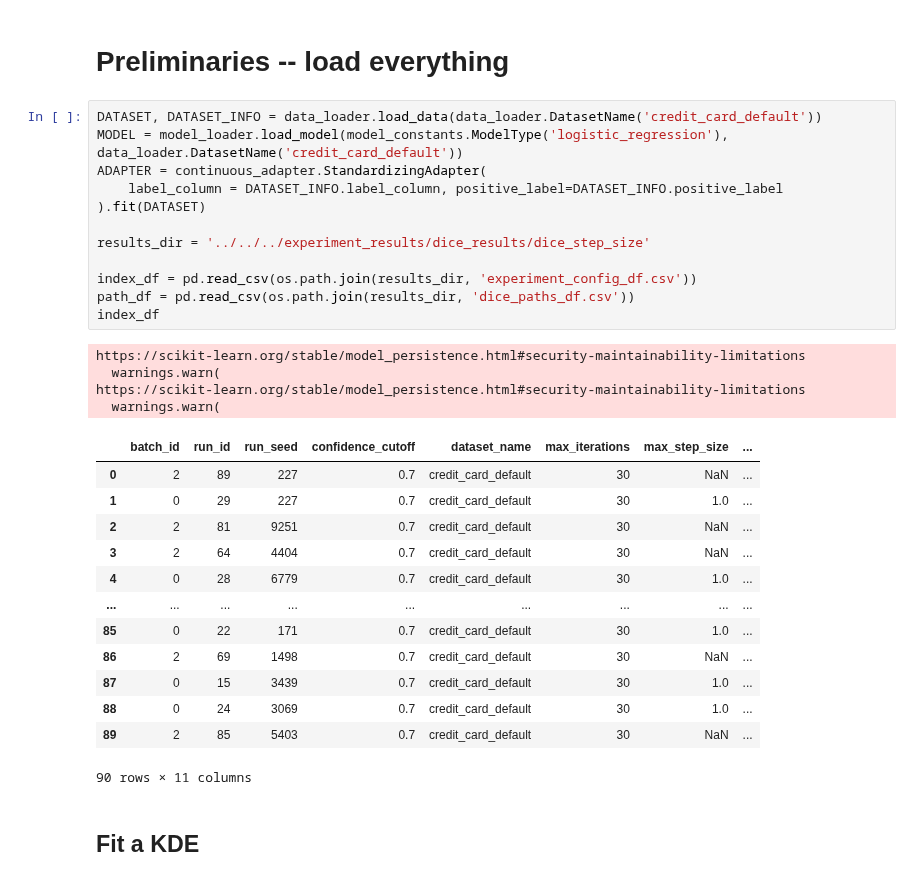
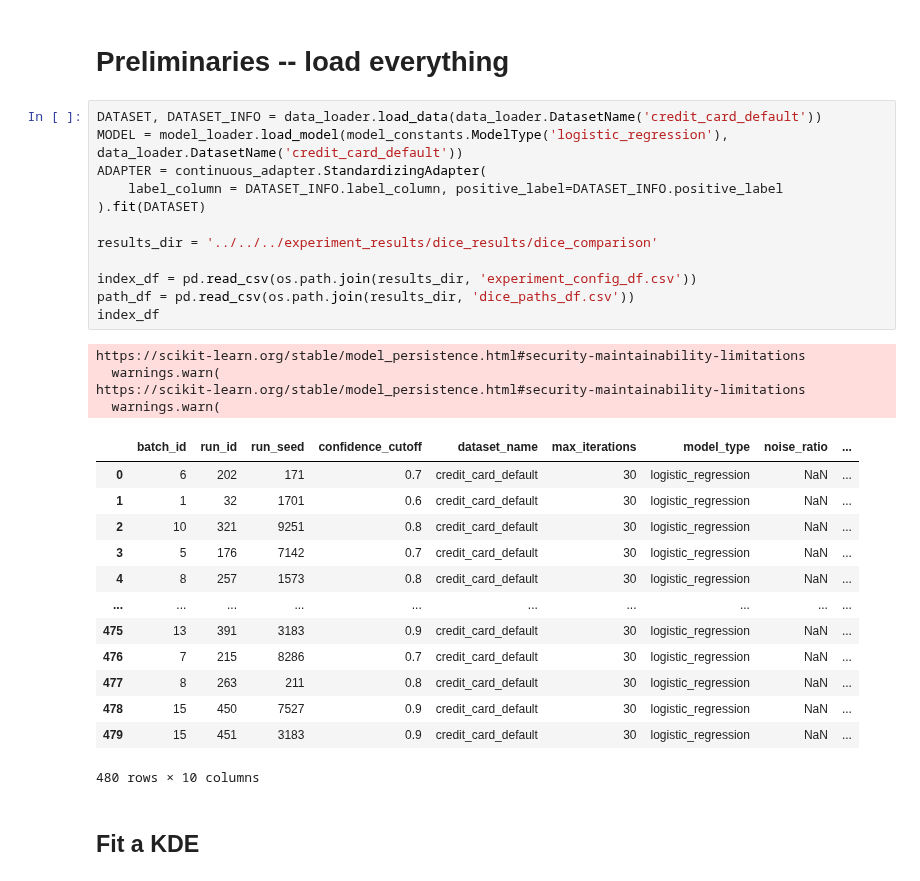
Before and after one commit to jakeval/MRMC, a Jupyter notebook: experiment_analysis/dice_results/dice_comparison/analyze_results.ipynb, the cells around one changed output. Cells and saved outputs as stored; diff of their text form.

Commit message:
Added experiment analysis files and experiment config files

```diff
--- a/experiment_analysis/dice_results/dice_step_size/analyze_results.ipynb
+++ b/experiment_analysis/dice_results/dice_comparison/analyze_results.ipynb
@@ -24,33 +24,33 @@ from data.adapters import continuous_adapter
 # %%
 DATASET, DATASET_INFO = data_loader.load_data(data_loader.DatasetName('credit_card_default'))
 MODEL = model_loader.load_model(model_constants.ModelType('logistic_regression'), data_loader.DatasetName('credit_card_default'))
 ADAPTER = continuous_adapter.StandardizingAdapter(
     label_column = DATASET_INFO.label_column, positive_label=DATASET_INFO.positive_label
 ).fit(DATASET)
 
-results_dir = '../../../experiment_results/dice_results/dice_step_size'
+results_dir = '../../../experiment_results/dice_results/dice_comparison'
 
 index_df = pd.read_csv(os.path.join(results_dir, 'experiment_config_df.csv'))
 path_df = pd.read_csv(os.path.join(results_dir, 'dice_paths_df.csv'))
 index_df
 # %% [output]
 https://scikit-learn.org/stable/model_persistence.html#security-maintainability-limitations
   warnings.warn(
 https://scikit-learn.org/stable/model_persistence.html#security-maintainability-limitations
   warnings.warn(
-|  | batch_id | run_id | run_seed | confidence_cutoff | dataset_name | max_iterations | max_step_size | ... |
-| 0 | 2 | 89 | 227 | 0.7 | credit_card_default | 30 | NaN | ... |
-| 1 | 0 | 29 | 227 | 0.7 | credit_card_default | 30 | 1.0 | ... |
-| 2 | 2 | 81 | 9251 | 0.7 | credit_card_default | 30 | NaN | ... |
-| 3 | 2 | 64 | 4404 | 0.7 | credit_card_default | 30 | NaN | ... |
-| 4 | 0 | 28 | 6779 | 0.7 | credit_card_default | 30 | 1.0 | ... |
-| ... | ... | ... | ... | ... | ... | ... | ... | ... |
-| 85 | 0 | 22 | 171 | 0.7 | credit_card_default | 30 | 1.0 | ... |
-| 86 | 2 | 69 | 1498 | 0.7 | credit_card_default | 30 | NaN | ... |
-| 87 | 0 | 15 | 3439 | 0.7 | credit_card_default | 30 | 1.0 | ... |
-| 88 | 0 | 24 | 3069 | 0.7 | credit_card_default | 30 | 1.0 | ... |
-| 89 | 2 | 85 | 5403 | 0.7 | credit_card_default | 30 | NaN | ... |
+|  | batch_id | run_id | run_seed | confidence_cutoff | dataset_name | max_iterations | model_type | noise_ratio | ... |
+| 0 | 6 | 202 | 171 | 0.7 | credit_card_default | 30 | logistic_regression | NaN | ... |
+| 1 | 1 | 32 | 1701 | 0.6 | credit_card_default | 30 | logistic_regression | NaN | ... |
+| 2 | 10 | 321 | 9251 | 0.8 | credit_card_default | 30 | logistic_regression | NaN | ... |
+| 3 | 5 | 176 | 7142 | 0.7 | credit_card_default | 30 | logistic_regression | NaN | ... |
+| 4 | 8 | 257 | 1573 | 0.8 | credit_card_default | 30 | logistic_regression | NaN | ... |
+| ... | ... | ... | ... | ... | ... | ... | ... | ... | ... |
+| 475 | 13 | 391 | 3183 | 0.9 | credit_card_default | 30 | logistic_regression | NaN | ... |
+| 476 | 7 | 215 | 8286 | 0.7 | credit_card_default | 30 | logistic_regression | NaN | ... |
+| 477 | 8 | 263 | 211 | 0.8 | credit_card_default | 30 | logistic_regression | NaN | ... |
+| 478 | 15 | 450 | 7527 | 0.9 | credit_card_default | 30 | logistic_regression | NaN | ... |
+| 479 | 15 | 451 | 3183 | 0.9 | credit_card_default | 30 | logistic_regression | NaN | ... |
-90 rows × 11 columns
+480 rows × 10 columns
 # %% [markdown]
 ## Fit a KDE
 # %%
```
Also changed, not shown: parts of 2 cells of this notebook, 9 other files.
